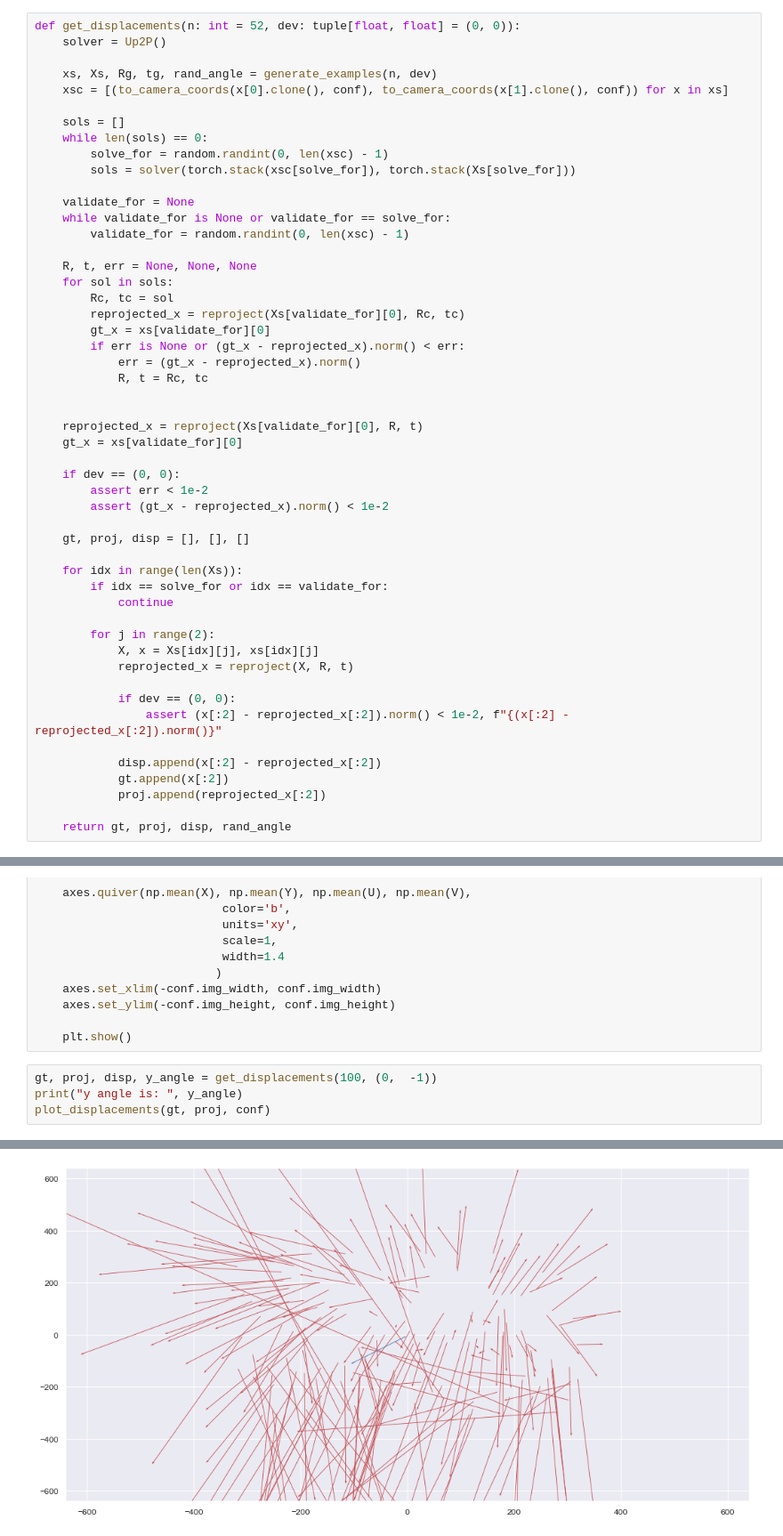
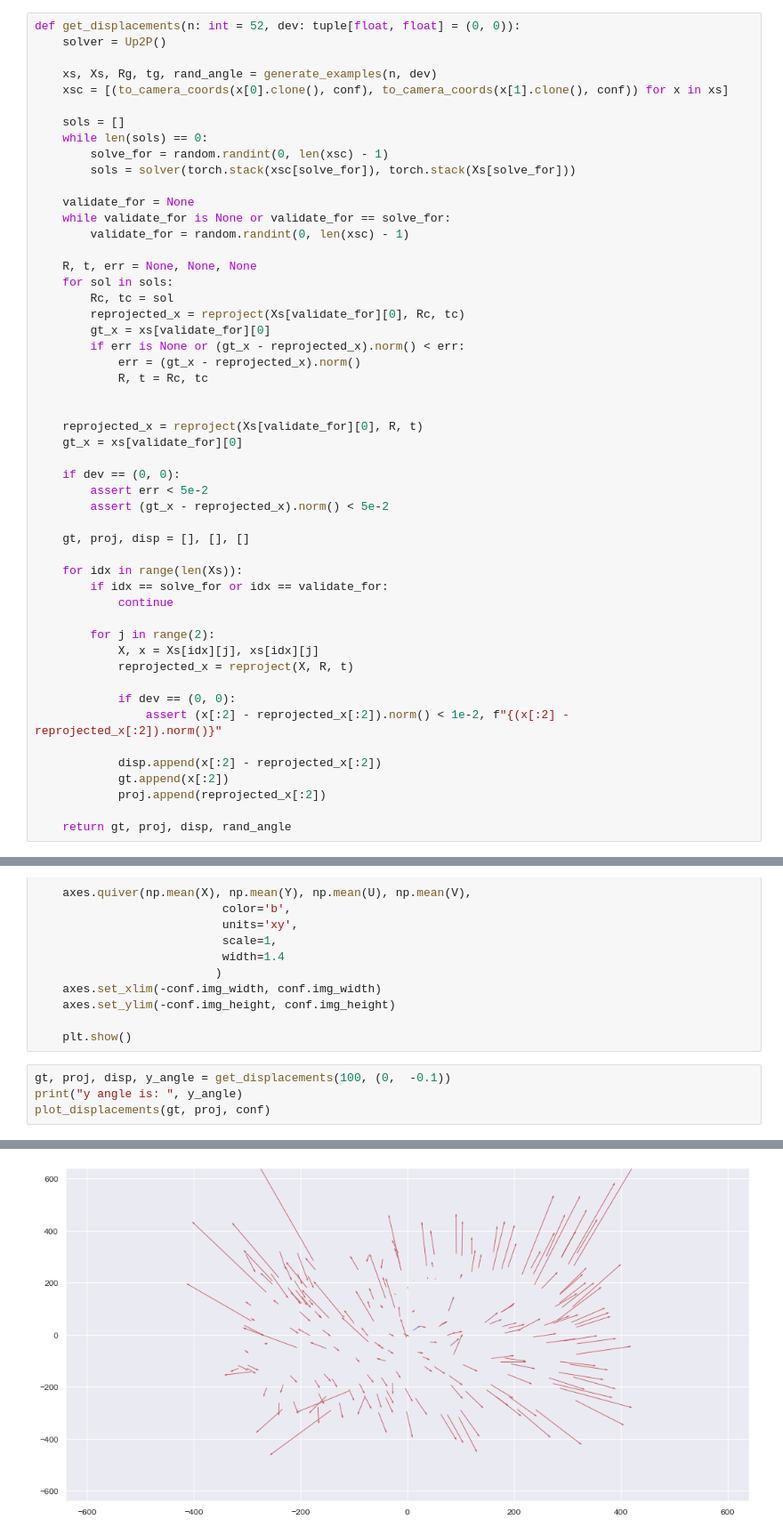
Before and after one commit to bohdanhlovatskyi/pose_estimation, a Jupyter notebook: Solver.ipynb, the cells around one changed output, grey strips where cells are left out. Shown at 89% size. Drawn from its saved outputs; the diff is of its cells as text.

```diff
--- a/Solver.ipynb
+++ b/Solver.ipynb
@@ -203,8 +206,8 @@ def get_displacements(n: int = 52, dev: tuple[float, float] = (0, 0)):
     gt_x = xs[validate_for][0]
 
     if dev == (0, 0):
-        assert err < 1e-2
-        assert (gt_x - reprojected_x).norm() < 1e-2
+        assert err < 5e-2
+        assert (gt_x - reprojected_x).norm() < 5e-2
 
     gt, proj, disp = [], [], []
 
@@ -259,7 +262,7 @@ def plot_displacements(gt, proj, conf):
 
     plt.show()
 # %%
-gt, proj, disp, y_angle = get_displacements(100, (0,  -1))
+gt, proj, disp, y_angle = get_displacements(100, (0,  -0.1))
 print("y angle is: ", y_angle)
 plot_displacements(gt, proj, conf)
 # %% [output]
@@ -267,4 +270,4 @@ y angle is:  tensor([45.])
-[figure, old version]
+[figure, new version]
 # %%
 sns.histplot([min(2000, float(elm.norm())) for elm in disp])
 plt.axvline(23**2, 0, 1, color='r', linewidth=4)
```
Also changed, not shown: parts of 10 cells of this notebook, 2 other files.
